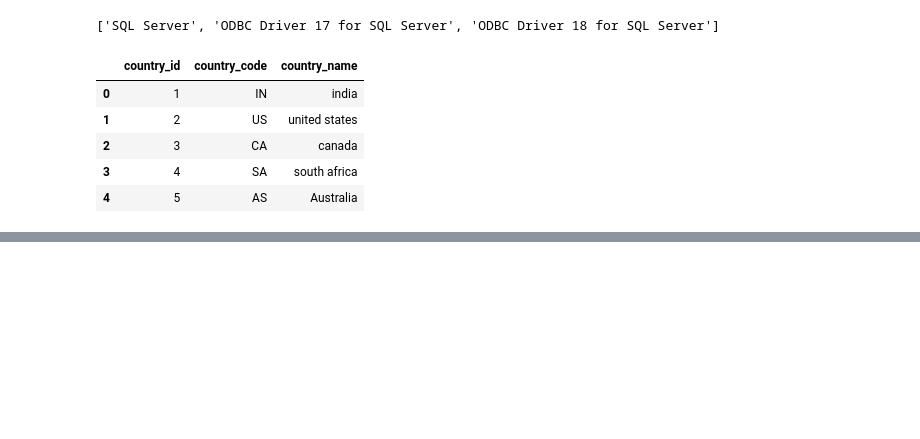
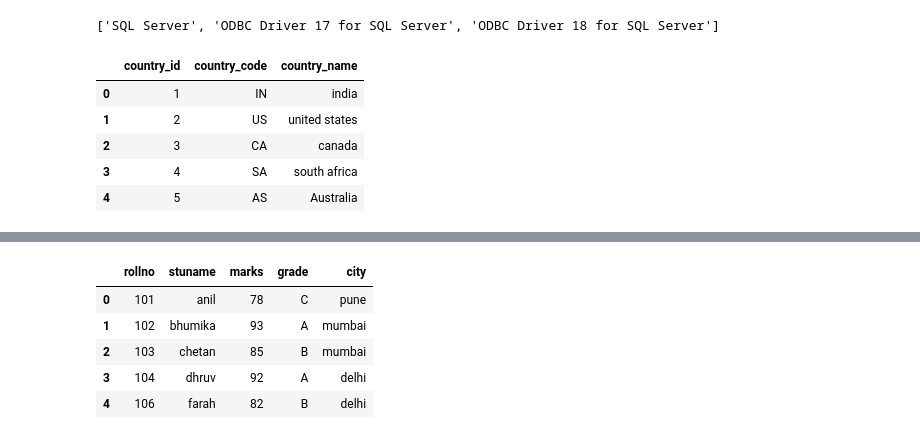
Before and after one commit to sagarnbeedi-analytics/data-analytics-portfolio, a Jupyter notebook: PYTHON/SQLALCHEMY_LIBRARY/main.ipynb, the cells around one changed output, grey strips where cells are left out. Saved outputs shown, nothing was run; the diff lists cells and outputs as text; code cells hidden in the pictures; blank space fills up the shorter version.

Commit message:
completed sqlalchemy
completed sqlalchemy

```diff
--- a/PYTHON/SQLALCHEMY_LIBRARY/main.ipynb
+++ b/PYTHON/SQLALCHEMY_LIBRARY/main.ipynb
@@ -240,0 +243,17 @@ data
+# %%
+import sqlalchemy
+from sqlalchemy import create_engine,text
+import pandas as pd
+from sqlalchemy.engine import URL
+Mysql_url=URL.create(
+    drivername="mysql+pymysql",
+    host="localhost",
+    username="root",
+    password="Wfargo@1",
+    database="college",
+    port=3306
+)
+Mysql_engine=create_engine(
+    Mysql_url,
+    pool_pre_ping=True
+)
@@ -240,0 +317,15 @@ data
+# %%
+param={
+    "marks":70,
+    "grade":"A"
+}
+query=text("select * from college.student where marks>:marks")
+data=pd.read_sql(query,Mysql_engine,params=param)
+data
+# %% [output]
+|  | rollno | stuname | marks | grade | city |
+| 0 | 101 | anil | 78 | C | pune |
+| 1 | 102 | bhumika | 93 | A | mumbai |
+| 2 | 103 | chetan | 85 | B | mumbai |
+| 3 | 104 | dhruv | 92 | A | delhi |
+| 4 | 106 | farah | 82 | B | delhi |
```
Also changed, not shown: parts of 31 cells of this notebook, 13 other files.
